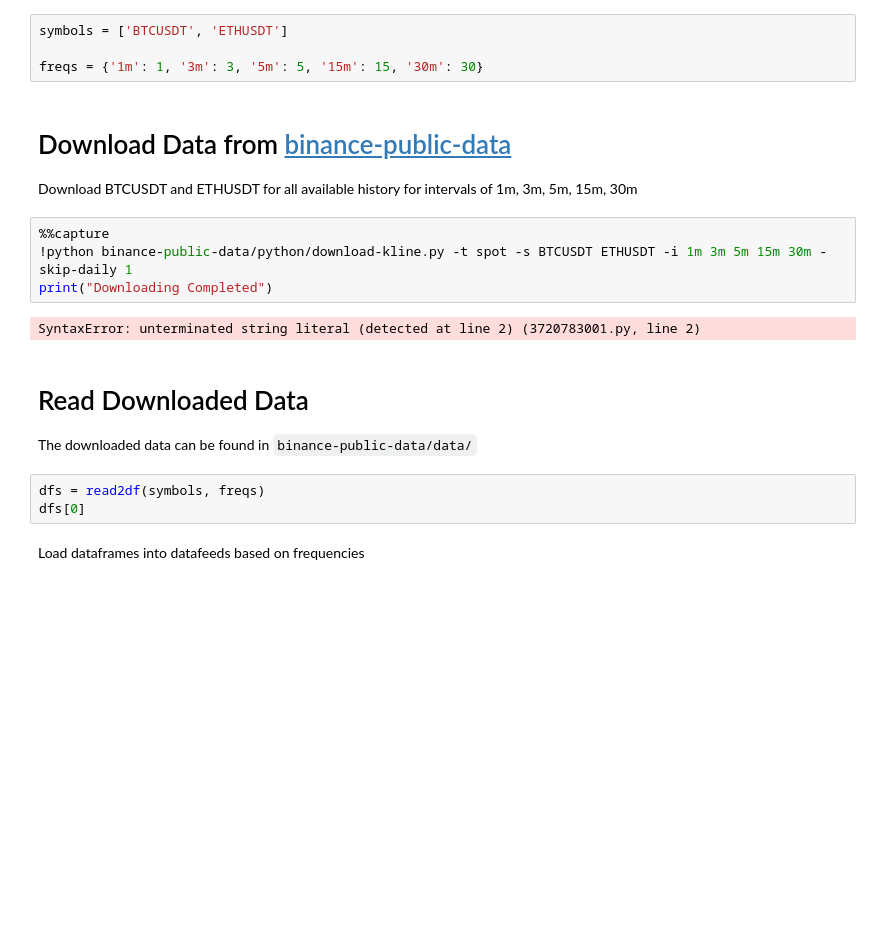
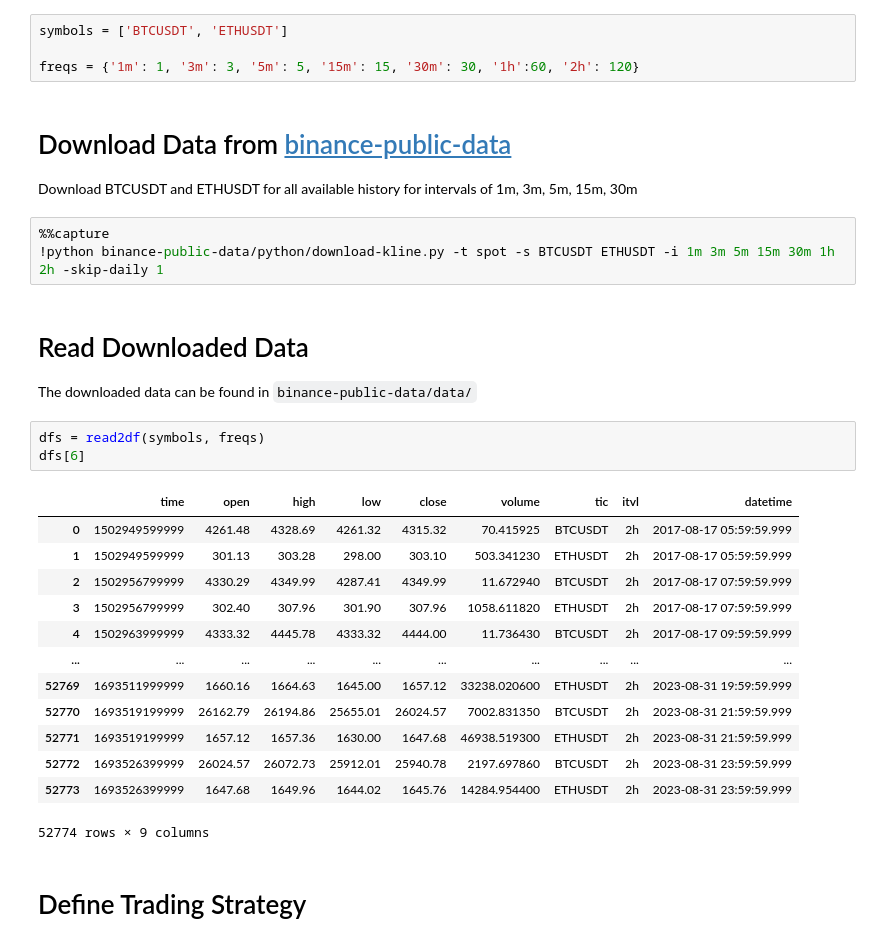
Before and after one commit to Hongshen-Yang/pair-trading-envs, a Jupyter notebook: main.ipynb, the cells around one changed output. Drawn from its saved outputs; the diff is of its cells as text; blank space fills up the shorter version.

```diff
--- a/main.ipynb
+++ b/main.ipynb
@@ -6,23 +10,34 @@ from utils.read2df import read2df
 # %%
 symbols = ['BTCUSDT', 'ETHUSDT']
 
-freqs = {'1m': 1, '3m': 3, '5m': 5, '15m': 15, '30m': 30}
+freqs = {'1m': 1, '3m': 3, '5m': 5, '15m': 15, '30m': 30, '1h':60, '2h': 120}
 # %% [markdown]
 # Download Data from [binance-public-data](https://github.com/binance/binance-public-data/tree/master/python)
 
 Download BTCUSDT and ETHUSDT for all available history for intervals of 1m, 3m, 5m, 15m, 30m
 # %%
 %%capture
-!python binance-public-data/python/download-kline.py -t spot -s BTCUSDT ETHUSDT -i 1m 3m 5m 15m 30m -skip-daily 1
-print("Downloading Completed")
+!python binance-public-data/python/download-kline.py -t spot -s BTCUSDT ETHUSDT -i 1m 3m 5m 15m 30m 1h 2h -skip-daily 1
-# %% [output]
-SyntaxError: unterminated string literal (detected at line 2) (3720783001.py, line 2)
 # %% [markdown]
 # Read Downloaded Data
 
 The downloaded data can be found in `binance-public-data/data/`
 # %%
 dfs = read2df(symbols, freqs)
-dfs[0]
+dfs[6]
+# %% [output]
+|  | time | open | high | low | close | volume | tic | itvl | datetime |
+| 0 | 1502949599999 | 4261.48 | 4328.69 | 4261.32 | 4315.32 | 70.415925 | BTCUSDT | 2h | 2017-08-17 05:59:59.999 |
+| 1 | 1502949599999 | 301.13 | 303.28 | 298.00 | 303.10 | 503.341230 | ETHUSDT | 2h | 2017-08-17 05:59:59.999 |
+| 2 | 1502956799999 | 4330.29 | 4349.99 | 4287.41 | 4349.99 | 11.672940 | BTCUSDT | 2h | 2017-08-17 07:59:59.999 |
+| 3 | 1502956799999 | 302.40 | 307.96 | 301.90 | 307.96 | 1058.611820 | ETHUSDT | 2h | 2017-08-17 07:59:59.999 |
+| 4 | 1502963999999 | 4333.32 | 4445.78 | 4333.32 | 4444.00 | 11.736430 | BTCUSDT | 2h | 2017-08-17 09:59:59.999 |
+| ... | ... | ... | ... | ... | ... | ... | ... | ... | ... |
+| 52769 | 1693511999999 | 1660.16 | 1664.63 | 1645.00 | 1657.12 | 33238.020600 | ETHUSDT | 2h | 2023-08-31 19:59:59.999 |
+| 52770 | 1693519199999 | 26162.79 | 26194.86 | 25655.01 | 26024.57 | 7002.831350 | BTCUSDT | 2h | 2023-08-31 21:59:59.999 |
+| 52771 | 1693519199999 | 1657.12 | 1657.36 | 1630.00 | 1647.68 | 46938.519300 | ETHUSDT | 2h | 2023-08-31 21:59:59.999 |
+| 52772 | 1693526399999 | 26024.57 | 26072.73 | 25912.01 | 25940.78 | 2197.697860 | BTCUSDT | 2h | 2023-08-31 23:59:59.999 |
+| 52773 | 1693526399999 | 1647.68 | 1649.96 | 1644.02 | 1645.76 | 14284.954400 | ETHUSDT | 2h | 2023-08-31 23:59:59.999 |
+52774 rows × 9 columns
-# %% [markdown]
-Load dataframes into datafeeds based on frequencies
+# %% [markdown]
+# Define Trading Strategy
```
Also changed, not shown: parts of 7 cells of this notebook, 1 other file.
